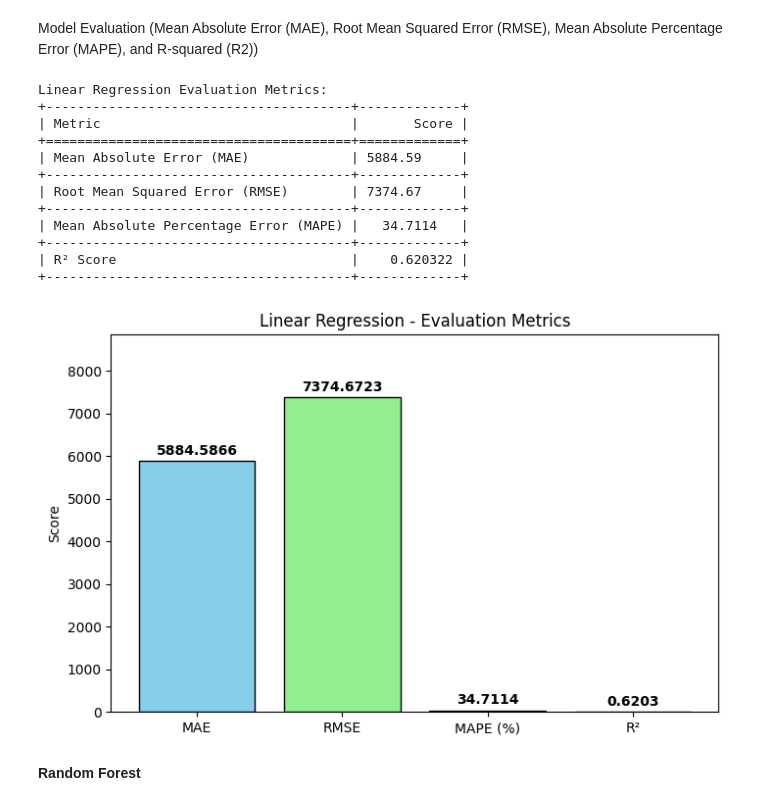
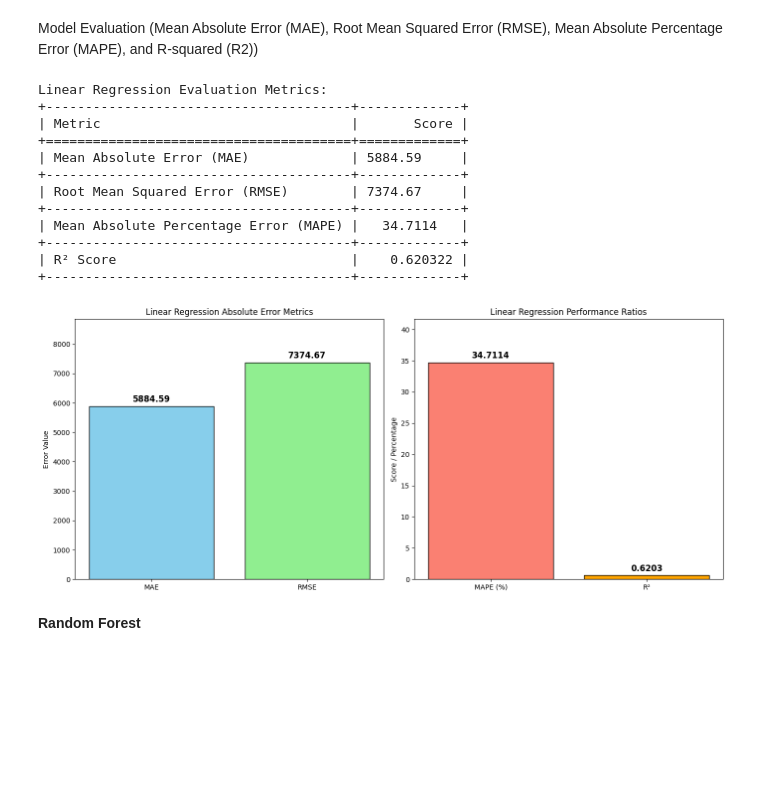
Before and after one commit to Jasonshe0509/fyp-model-building, a Jupyter notebook: sales-forecasting-model-building-sales-amount.ipynb, the cells around one changed output. Drawn from its saved outputs; the diff is of its cells as text; code cells hidden in the pictures; blank space fills up the shorter version.

Commit message:
fix: improve graphical analysis for model performance

```diff
--- a/sales-forecasting-model-building-sales-amount.ipynb
+++ b/sales-forecasting-model-building-sales-amount.ipynb
@@ -202,47 +202,59 @@ lr_r2 = r2_score(y_test, y_pred)
 # Prepare table for tabulate
 eval_table = [
     ["Metric", "Score"],
     ["Mean Absolute Error (MAE)", lr_mae],
     ["Root Mean Squared Error (RMSE)", lr_rmse],
     ["Mean Absolute Percentage Error (MAPE)", lr_mape],
     ["R² Score", lr_r2]
 ]
 
 print("Linear Regression Evaluation Metrics:")
 print(tabulate(eval_table, headers="firstrow", tablefmt="grid"))
 
-# Plot the metrics
-metrics = ["MAE", "RMSE", "MAPE (%)", "R²"]
-scores = [lr_mae, lr_rmse, lr_mape, lr_r2]
-colors = ['skyblue', 'lightgreen', 'salmon', 'orange']
+metrics_large = ["MAE", "RMSE"]
+scores_large = [lr_mae, lr_rmse]
 
-plt.figure(figsize=(8,5))
-bars = plt.bar(metrics, scores, color=colors, edgecolor='black')
-plt.title("Linear Regression - Evaluation Metrics")
-plt.ylabel("Score")
-plt.ylim(0, max(scores)*1.2)  # Add some space for labels
+metrics_small = ["MAPE (%)", "R²"]
+scores_small = [lr_mape, lr_r2]
 
-# Add values on top of bars
-for bar in bars:
+fig, (ax1, ax2) = plt.subplots(1, 2, figsize=(14, 6))
+
+bars1 = ax1.bar(metrics_large, scores_large, color=['skyblue', 'lightgreen'], edgecolor='black')
+ax1.set_title("Linear Regression Absolute Error Metrics")
+ax1.set_ylabel("Error Value")
+ax1.set_ylim(0, max(scores_large) * 1.2)
+
+for bar in bars1:
     height = bar.get_height()
-    plt.text(bar.get_x() + bar.get_width()/2, height + max(scores)*0.02,
-             f"{height:.4f}", ha='center', fontweight='bold')
+    ax1.text(bar.get_x() + bar.get_width()/2, height + max(scores_large)*0.02,
+             f"{height:.2f}", ha='center', fontweight='bold', fontsize=12)
 
+bars2 = ax2.bar(metrics_small, scores_small, color=['salmon', 'orange'], edgecolor='black')
+ax2.set_title("Linear Regression Performance Ratios")
+ax2.set_ylabel("Score / Percentage")
+ax2.set_ylim(0, max(scores_small) * 1.2)
+
+for bar in bars2:
+    height = bar.get_height()
+    ax2.text(bar.get_x() + bar.get_width()/2, height + max(scores_small)*0.02,
+             f"{height:.4f}", ha='center', fontweight='bold', fontsize=12)
+
+plt.tight_layout()
 plt.show()
 # %% [output]
 Linear Regression Evaluation Metrics:
 +---------------------------------------+-------------+
 | Metric                                |       Score |
 +=======================================+=============+
 | Mean Absolute Error (MAE)             | 5884.59     |
 +---------------------------------------+-------------+
 | Root Mean Squared Error (RMSE)        | 7374.67     |
 +---------------------------------------+-------------+
 | Mean Absolute Percentage Error (MAPE) |   34.7114   |
 +---------------------------------------+-------------+
 | R² Score                              |    0.620322 |
 +---------------------------------------+-------------+
-[figure, old version]
+[figure, new version]
 # %% [markdown]
 **Random Forest**
 # %%
```
Also changed, not shown: parts of 17 cells of this notebook.
